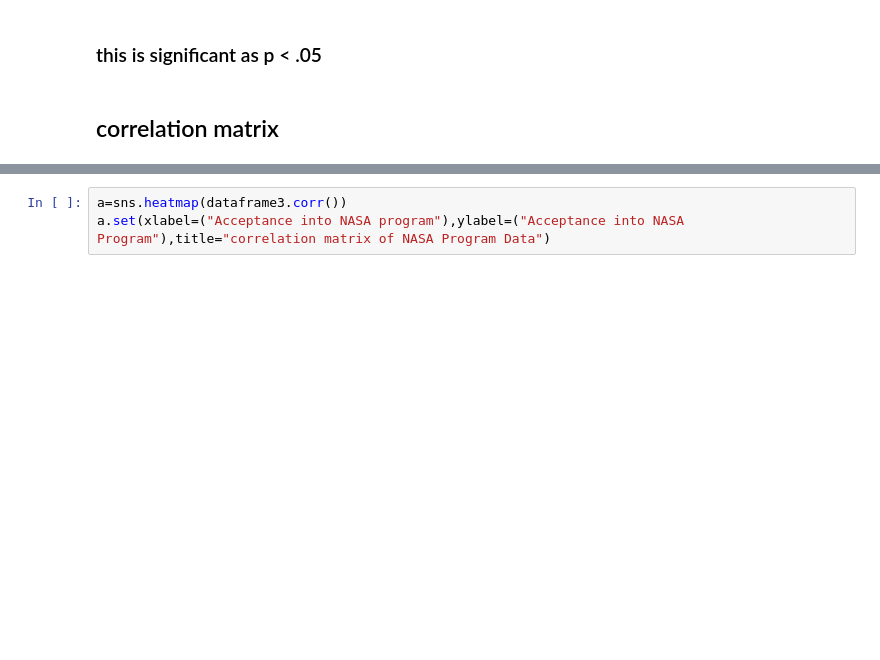
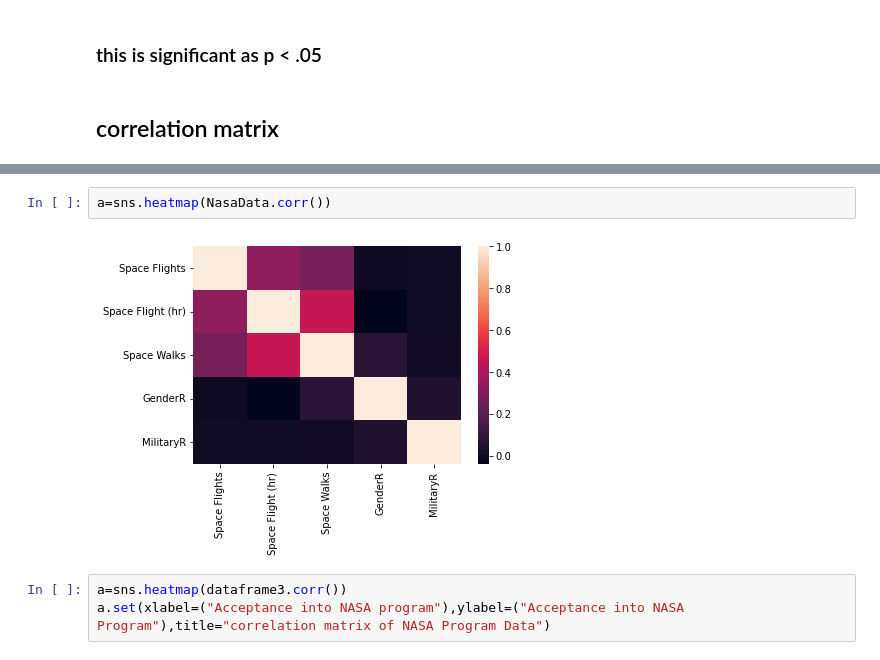
Before and after one commit to rhreich34/NASA-Hiring-Rate, a Jupyter notebook: Final_Notebook.ipynb, the cells around one changed output, grey strips where cells are left out. Saved outputs shown, nothing was run; the diff lists cells and outputs as text; blank space fills up the shorter version.

```diff
--- a/Final_Notebook.ipynb
+++ b/Final_Notebook.ipynb
@@ -436,3 +449,7 @@ NasaData.corr(method='pearson').style.format("{:.2}").background_gradient(cmap=p
+# %%
+a=sns.heatmap(NasaData.corr())
+# %% [output]
+[figure, added]
 # %%
 a=sns.heatmap(dataframe3.corr())
 a.set(xlabel=("Acceptance into NASA program"),ylabel=("Acceptance into NASA Program"),title="correlation matrix of NASA Program Data")
```
Also changed, not shown: parts of 12 cells of this notebook, 1 other file.
